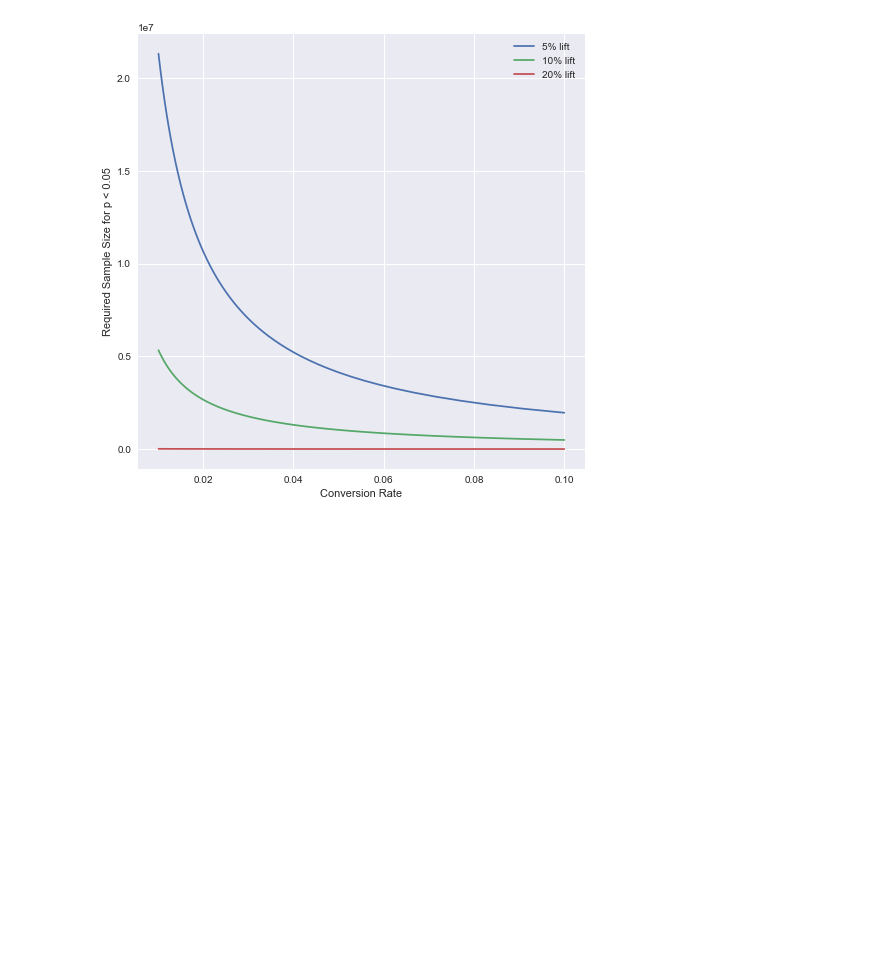
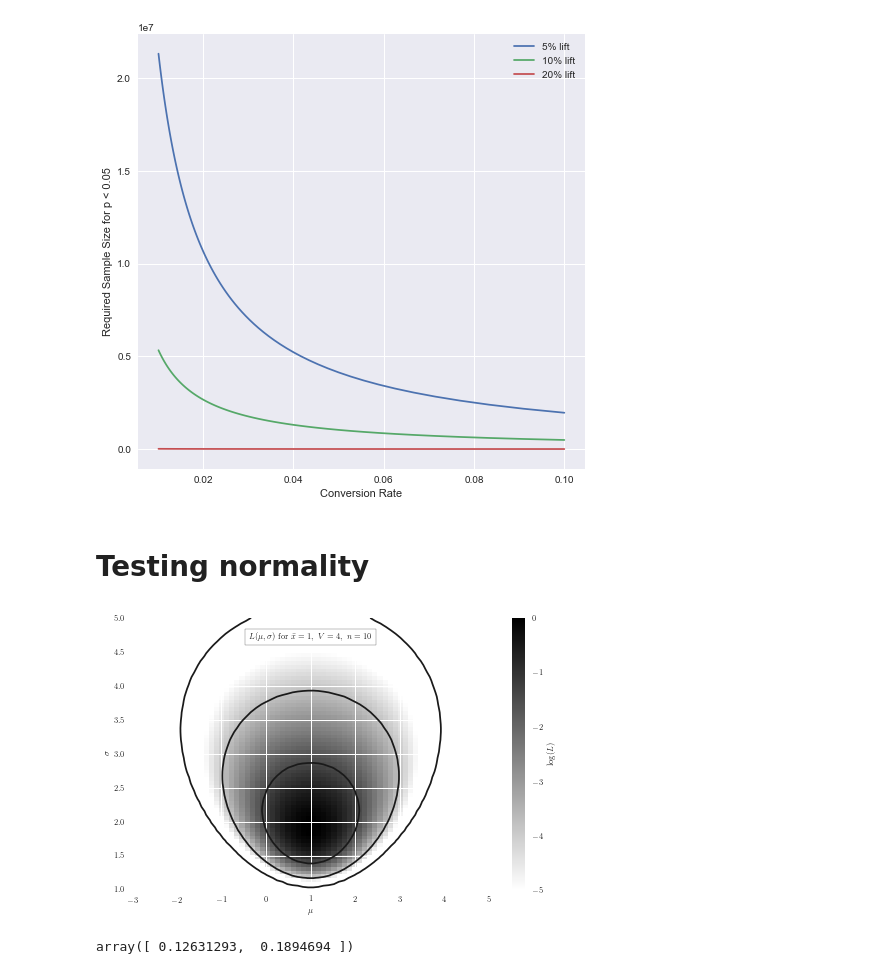
Before and after one commit to doriang102/doriang102.github.io, a Jupyter notebook: notebooks/Hypothesis Testing Experimental Design.ipynb, the cells around one changed output. Drawn from its saved outputs; the diff is of its cells as text; code cells hidden in the pictures; blank space fills up the shorter version.

Commit message:
adding image

```diff
--- a/notebooks/Hypothesis Testing Experimental Design.ipynb
+++ b/notebooks/Hypothesis Testing Experimental Design.ipynb
@@ -138,3 +138,54 @@ plt.legend()
 # %% [output]
 <matplotlib.legend.Legend at 0x...>
 [figure]
+# %% [markdown]
+# Testing normality
+# %%
+from astroML.plotting import setup_text_plots
+setup_text_plots(fontsize=8, usetex=True)
+import numpy as np
+from matplotlib import pyplot as plt
+from astroML.plotting.mcmc import convert_to_stdev
+
+
+
+def gauss_logL(xbar, V, n, sigma, mu):
+    """Equation 5.57: gaussian likelihood"""
+    return (-(n + 1) * np.log(sigma)
+            - 0.5 * n * ((xbar - mu) ** 2 + V) / sigma ** 2)
+
+#------------------------------------------------------------
+# Define the grid and compute logL
+sigma = np.linspace(1, 5, 70)
+mu = np.linspace(-3, 5, 70)
+xbar = 1
+V = 4
+n = 10
+
+logL = gauss_logL(xbar, V, n, sigma[:, np.newaxis], mu)
+logL -= logL.max()
+
+#------------------------------------------------------------
+# Plot the results
+fig = plt.figure(figsize=(8, 5))
+plt.imshow(logL, origin='lower',
+           extent=(mu[0], mu[-1], sigma[0], sigma[-1]),
+           cmap=plt.cm.binary,
+           aspect='auto')
+plt.colorbar().set_label(r'$\log(L)$')
+plt.clim(-5, 0)
+
+plt.contour(mu, sigma, convert_to_stdev(logL),
+            levels=(0.683, 0.955, 0.997),
+            colors='k')
+
+plt.text(0.5, 0.93, r'$L(\mu,\sigma)\ \mathrm{for}\ \bar{x}=1,\ V=4,\ n=10$',
+         bbox=dict(ec='k', fc='w', alpha=0.9),
+         ha='center', va='center', transform=plt.gca().transAxes)
+
+plt.xlabel(r'$\mu$')
+plt.ylabel(r'$\sigma$')
+
+plt.show()
+# %% [output]
+[figure, added]
@@ -140,0 +211,4 @@ plt.legend()
+# %%
+zip_pmf([3,2])
+# %% [output]
+array([ 0.12631293,  0.1894694 ])
```
Also changed, not shown: parts of 22 cells of this notebook.
